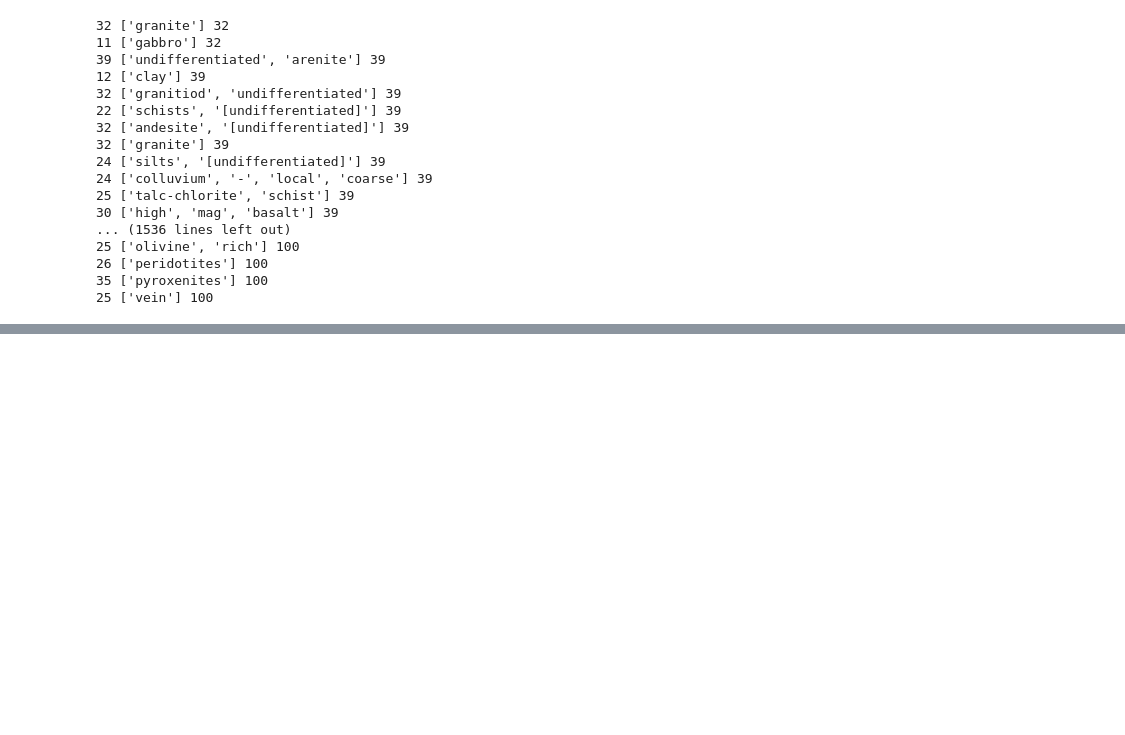
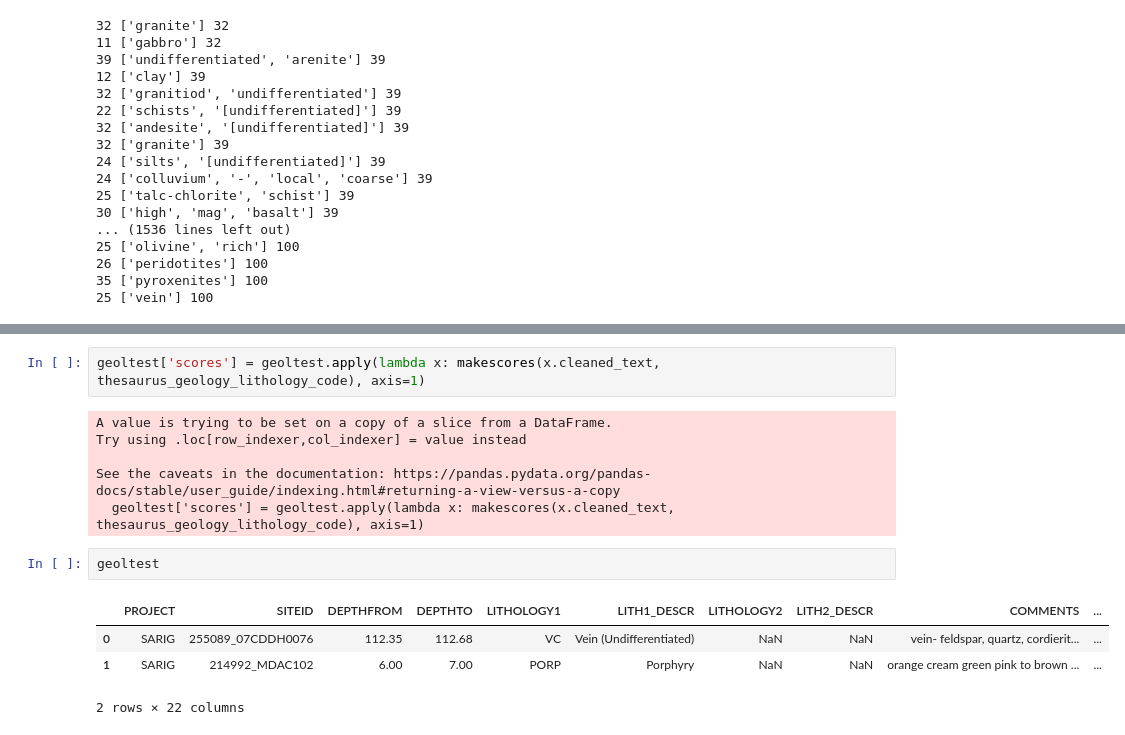
Before and after one commit to RichardScottOZ/dh2loop, a Jupyter notebook: notebooks/SA-Matching-Test.ipynb, the cells around one changed output, grey strips where cells are left out. Saved outputs shown, nothing was run; the diff lists cells and outputs as text; blank space fills up the shorter version.

Commit message:
makescores

```diff
--- a/notebooks/SA-Matching-Test.ipynb
+++ b/notebooks/SA-Matching-Test.ipynb
@@ -331,0 +340,15 @@ makescores(geol.iloc[3]['cleaned_text'],thesaurus_geology_lithology_code)
+# %%
+geoltest['scores'] = geoltest.apply(lambda x: makescores(x.cleaned_text, thesaurus_geology_lithology_code), axis=1)
+# %% [output]
+A value is trying to be set on a copy of a slice from a DataFrame.
+Try using .loc[row_indexer,col_indexer] = value instead
+
+See the caveats in the documentation: https://pandas.pydata.org/pandas-docs/stable/user_guide/indexing.html#returning-a-view-versus-a-copy
+  geoltest['scores'] = geoltest.apply(lambda x: makescores(x.cleaned_text, thesaurus_geology_lithology_code), axis=1)
+# %%
+geoltest
+# %% [output]
+|  | PROJECT | SITEID | DEPTHFROM | DEPTHTO | LITHOLOGY1 | LITH1_DESCR | LITHOLOGY2 | LITH2_DESCR | COMMENTS | ... |
+| 0 | SARIG | 255089_07CDDH0076 | 112.35 | 112.68 | VC | Vein (Undifferentiated) | NaN | NaN | vein- feldspar, quartz, cordierit... | ... |
+| 1 | SARIG | 214992_MDAC102 | 6.00 | 7.00 | PORP | Porphyry | NaN | NaN | orange cream green pink to brown ... | ... |
+2 rows × 22 columns
```
Also changed, not shown: parts of 3 cells of this notebook.
